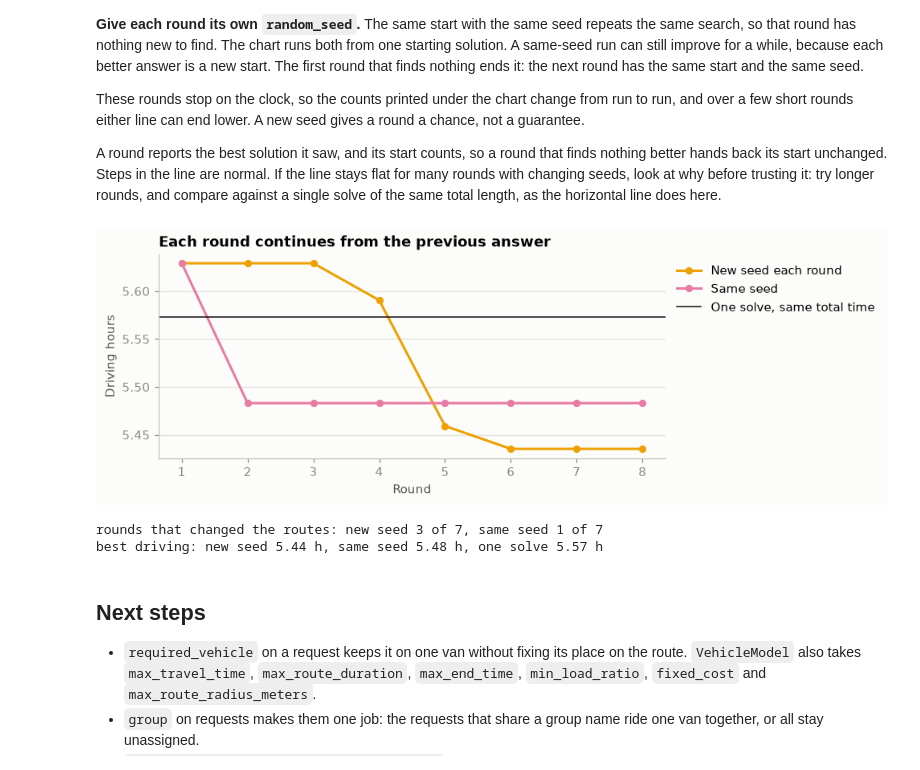
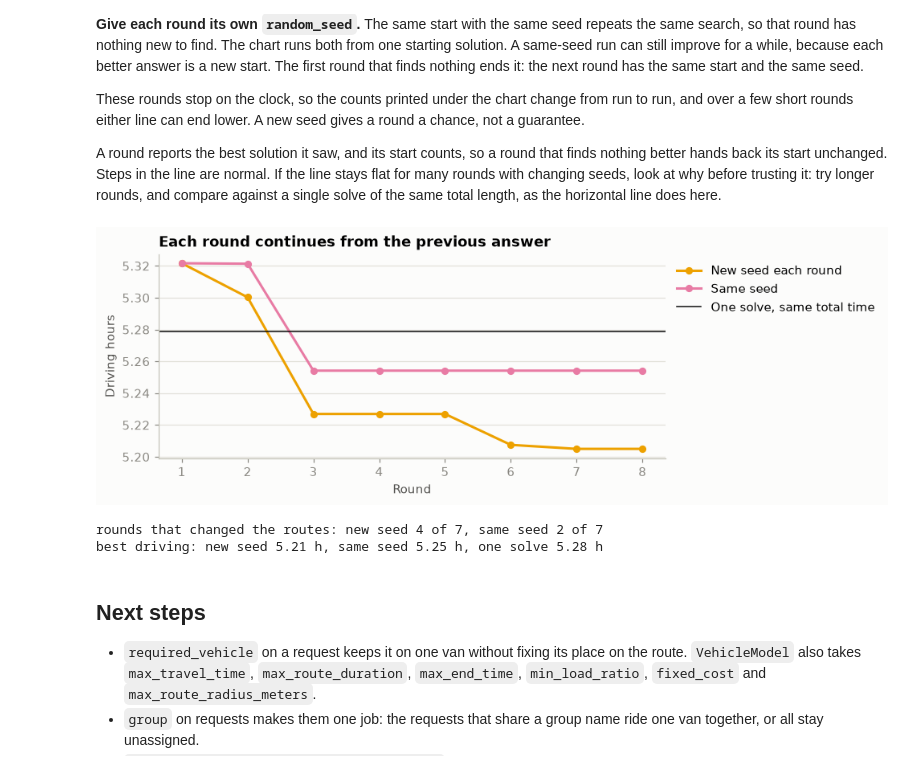
Before and after one commit to optimaru/optimaru, a Jupyter notebook: examples/pickup-delivery.ipynb, the cells around one changed output. Cells and saved outputs as stored; diff of their text form; code cells hidden in the pictures.

```diff
--- a/examples/pickup-delivery.ipynb
+++ b/examples/pickup-delivery.ipynb
@@ -504,7 +504,7 @@ with changing seeds, look at why before trusting it: try longer rounds, and comp
 solve of the same total length, as the horizontal line does here.
 # %%
 ROUNDS = 8
-ROUND_SECONDS = 0.3
+ROUND_SECONDS = 0.02
 
 
 def driving_hours(result):
@@ -518,36 +518,36 @@ def search_in_rounds(start, change_seed):
         next_request = with_initial_solution(next_request, current)
         if change_seed:
             next_request.random_seed = 100 + round_number
         result = solve_request(next_request)
         changed += result.routes != current.routes
         current = result
         history.append(driving_hours(current))
     return history, changed
 
 
 start = solve_request(PdpRequest(timelimit=ROUND_SECONDS, random_seed=100, model_input=problem))
 new_seed, new_seed_changes = search_in_rounds(start, change_seed=True)
 same_seed, same_seed_changes = search_in_rounds(start, change_seed=False)
 one_solve = solve_request(PdpRequest(timelimit=ROUNDS * ROUND_SECONDS, random_seed=100, model_input=problem))
 
 fig, ax = plt.subplots(figsize=(7.4, 3))
 rounds = range(1, ROUNDS + 1)
 ax.plot(rounds, new_seed, color=COLORS[3], linewidth=2, marker="o", markersize=5, label="New seed each round")
 ax.plot(rounds, same_seed, color=COLORS[4], linewidth=2, marker="o", markersize=5, label="Same seed")
 ax.axhline(driving_hours(one_solve), color="#0b0b0b", linewidth=1, label="One solve, same total time")
 ax.set(title="Each round continues from the previous answer", xlabel="Round", ylabel="Driving hours")
 ax.grid(True, axis="y")
 ax.legend(loc="upper left", bbox_to_anchor=(1, 1))
 plt.show()
 
 print(f"rounds that changed the routes: new seed {new_seed_changes} of {ROUNDS - 1}, "
       f"same seed {same_seed_changes} of {ROUNDS - 1}")
 print(f"best driving: new seed {new_seed[-1]:.2f} h, same seed {same_seed[-1]:.2f} h, "
       f"one solve {driving_hours(one_solve):.2f} h")
 # %% [output]
-[figure, old version]
+[figure, new version]
-rounds that changed the routes: new seed 3 of 7, same seed 1 of 7
-best driving: new seed 5.44 h, same seed 5.48 h, one solve 5.57 h
+rounds that changed the routes: new seed 4 of 7, same seed 2 of 7
+best driving: new seed 5.21 h, same seed 5.25 h, one solve 5.28 h
 # %% [markdown]
 ## Next steps
 
```
Also changed, not shown: parts of 9 cells of this notebook, 2 other files.
